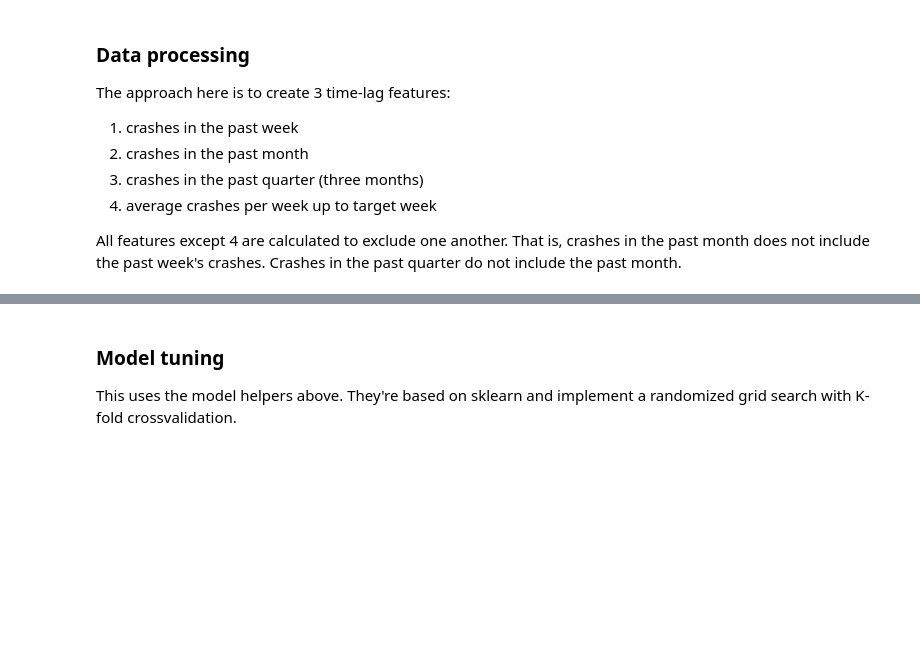
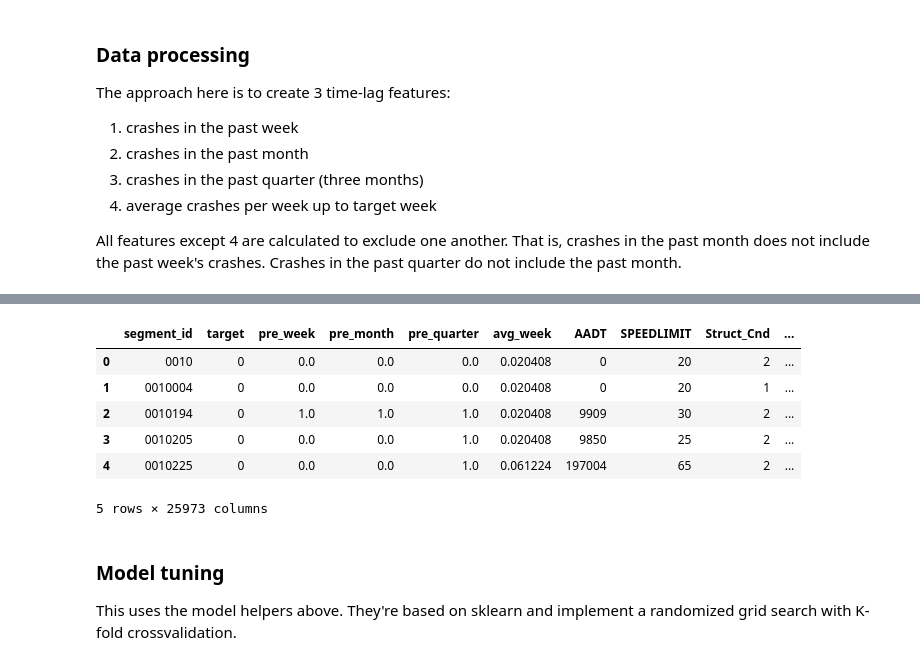
Before and after one commit to insight-lane/crash-model, a Jupyter notebook: notebooks/benchmark/crash_predict_benchmark.ipynb, the cells around one changed output, grey strips where cells are left out. Cells and saved outputs as stored; diff of their text form; code cells hidden in the pictures; blank space fills up the shorter version.

```diff
--- a/notebooks/benchmark/crash_predict_benchmark.ipynb
+++ b/notebooks/benchmark/crash_predict_benchmark.ipynb
@@ -277,3 +313,14 @@ data_model = crash_lags.merge(data_segs, left_on='segment_id', right_on='segment
+# %%
+data_model = data_model.merge(adj_wide, left_on='segment_id', right_index=True)
+data_model.head()
+# %% [output]
+|  | segment_id | target | pre_week | pre_month | pre_quarter | avg_week | AADT | SPEEDLIMIT | Struct_Cnd | ... |
+| 0 | 0010 | 0 | 0.0 | 0.0 | 0.0 | 0.020408 | 0 | 20 | 2 | ... |
+| 1 | 0010004 | 0 | 0.0 | 0.0 | 0.0 | 0.020408 | 0 | 20 | 1 | ... |
+| 2 | 0010194 | 0 | 1.0 | 1.0 | 1.0 | 0.020408 | 9909 | 30 | 2 | ... |
+| 3 | 0010205 | 0 | 0.0 | 0.0 | 1.0 | 0.020408 | 9850 | 25 | 2 | ... |
+| 4 | 0010225 | 0 | 0.0 | 0.0 | 1.0 | 0.061224 | 197004 | 65 | 2 | ... |
+5 rows × 25973 columns
 # %% [markdown]
 ### Model tuning
 This uses the model helpers above.  They're based on sklearn and implement a randomized grid search with K-fold crossvalidation.
```
Also changed, not shown: parts of 9 cells of this notebook.
